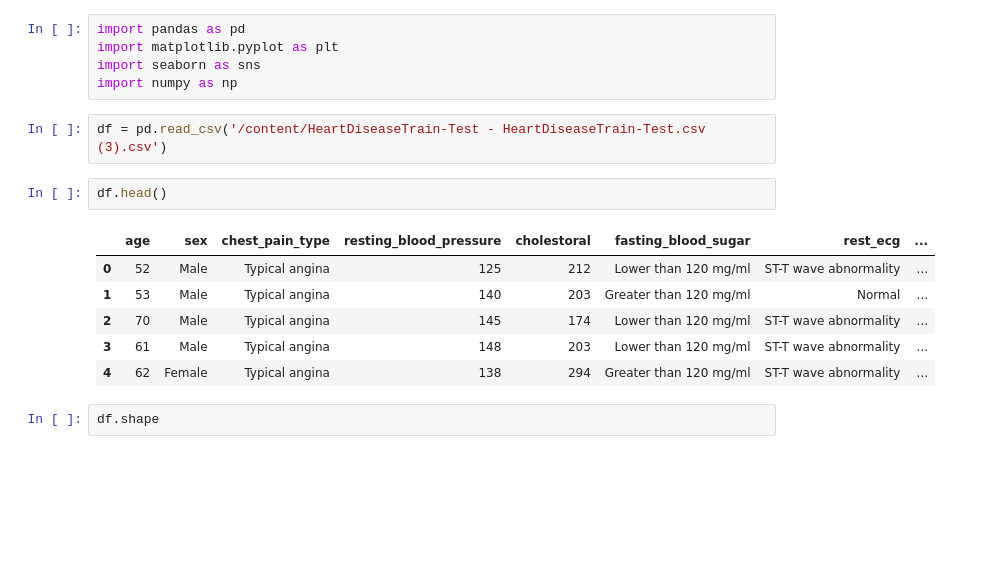
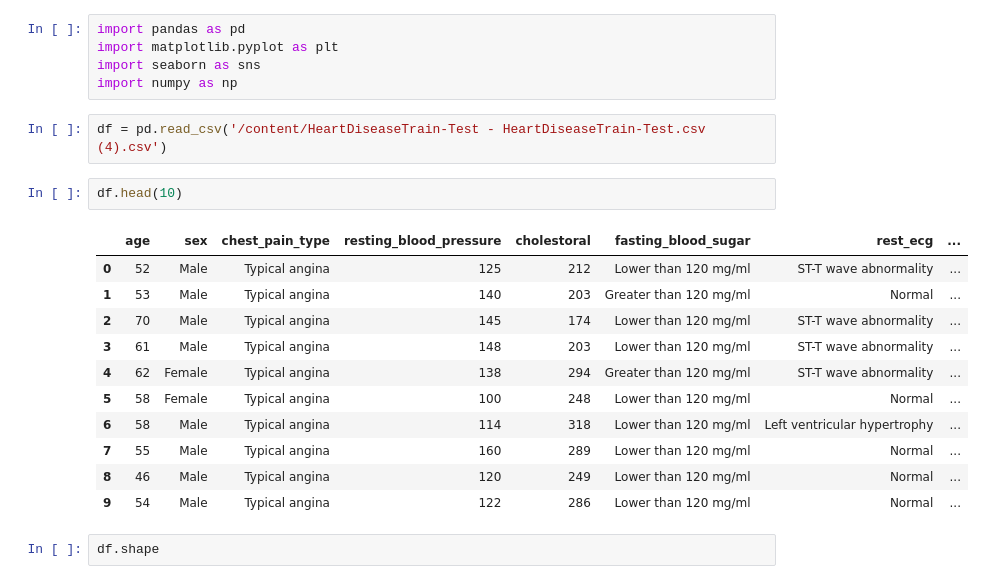
Before and after one commit to hkjxflb0/Heart-disease, a Jupyter notebook: Project.ipynb, the cells around one changed output. Drawn from its saved outputs; the diff is of its cells as text; blank space fills up the shorter version.

```diff
--- a/Project.ipynb
+++ b/Project.ipynb
@@ -4,16 +4,21 @@ import matplotlib.pyplot as plt
 import seaborn as sns
 import numpy as np
 # %%
-df = pd.read_csv('/content/HeartDiseaseTrain-Test - HeartDiseaseTrain-Test.csv (3).csv')
+df = pd.read_csv('/content/HeartDiseaseTrain-Test - HeartDiseaseTrain-Test.csv (4).csv')
 # %%
-df.head()
+df.head(10)
 # %% [output]
 |  | age | sex | chest_pain_type | resting_blood_pressure | cholestoral | fasting_blood_sugar | rest_ecg | ... |
 | 0 | 52 | Male | Typical angina | 125 | 212 | Lower than 120 mg/ml | ST-T wave abnormality | ... |
 | 1 | 53 | Male | Typical angina | 140 | 203 | Greater than 120 mg/ml | Normal | ... |
 | 2 | 70 | Male | Typical angina | 145 | 174 | Lower than 120 mg/ml | ST-T wave abnormality | ... |
 | 3 | 61 | Male | Typical angina | 148 | 203 | Lower than 120 mg/ml | ST-T wave abnormality | ... |
 | 4 | 62 | Female | Typical angina | 138 | 294 | Greater than 120 mg/ml | ST-T wave abnormality | ... |
+| 5 | 58 | Female | Typical angina | 100 | 248 | Lower than 120 mg/ml | Normal | ... |
+| 6 | 58 | Male | Typical angina | 114 | 318 | Lower than 120 mg/ml | Left ventricular hypertrophy | ... |
+| 7 | 55 | Male | Typical angina | 160 | 289 | Lower than 120 mg/ml | Normal | ... |
+| 8 | 46 | Male | Typical angina | 120 | 249 | Lower than 120 mg/ml | Normal | ... |
+| 9 | 54 | Male | Typical angina | 122 | 286 | Lower than 120 mg/ml | Normal | ... |
 # %%
 df.shape
 # %% [output]
```
Also changed, not shown: parts of 7 cells of this notebook, 1 other file.
